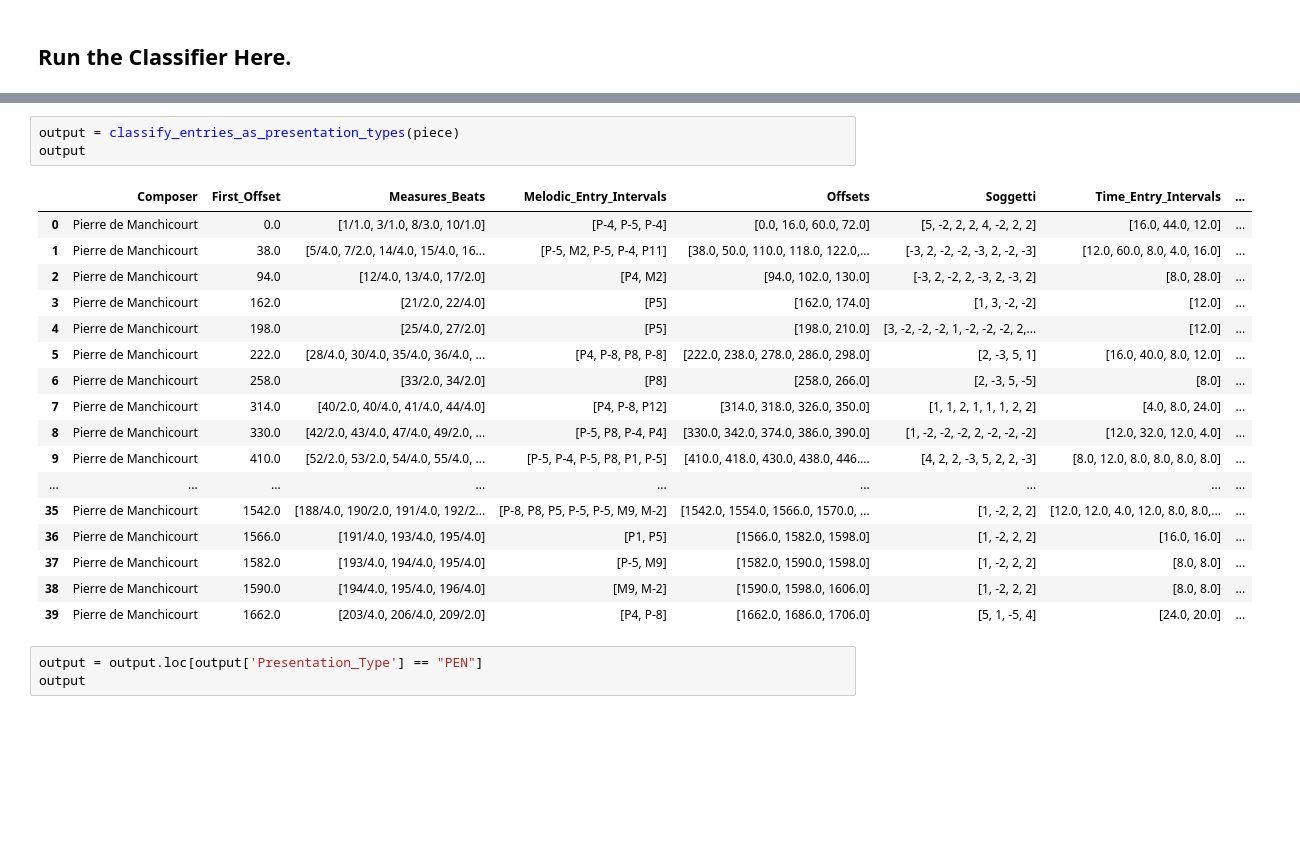
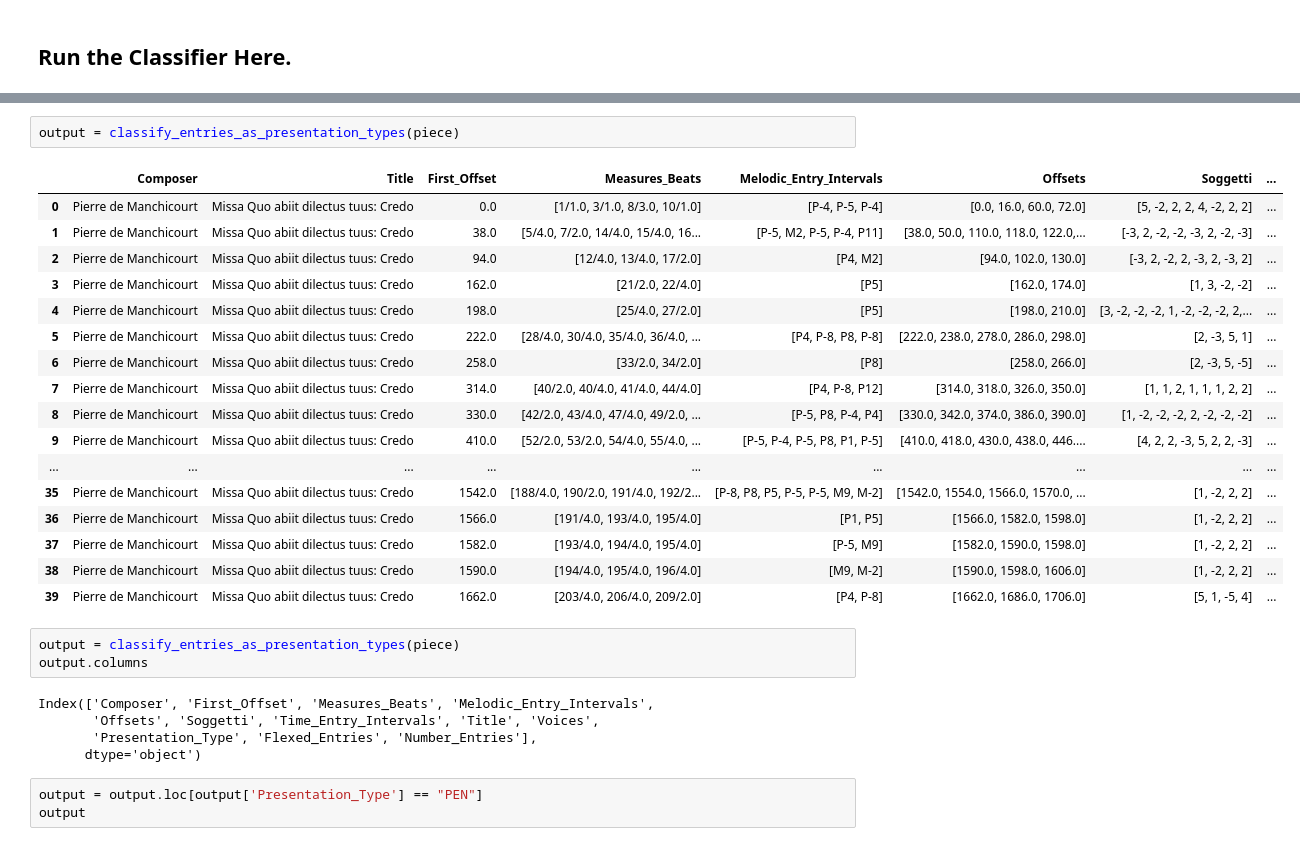
Before and after one commit to RichardFreedman/CRIM_JHUB, a Jupyter notebook: CRIM_5_Presentation_Types_Dev.ipynb, the cells around one changed output, grey strips where cells are left out. Drawn from its saved outputs; the diff is of its cells as text; blank space fills up the shorter version.

```diff
--- a/CRIM_5_Presentation_Types_Dev.ipynb
+++ b/CRIM_5_Presentation_Types_Dev.ipynb
@@ -271,24 +284,31 @@ classify_entries_as_presentation_types(piece)
+# %%
+output = classify_entries_as_presentation_types(piece)
+# %% [output]
+|  | Composer | Title | First_Offset | Measures_Beats | Melodic_Entry_Intervals | Offsets | Soggetti | ... |
+| 0 | Pierre de Manchicourt | Missa Quo abiit dilectus tuus: Credo | 0.0 | [1/1.0, 3/1.0, 8/3.0, 10/1.0] | [P-4, P-5, P-4] | [0.0, 16.0, 60.0, 72.0] | [5, -2, 2, 2, 4, -2, 2, 2] | ... |
+| 1 | Pierre de Manchicourt | Missa Quo abiit dilectus tuus: Credo | 38.0 | [5/4.0, 7/2.0, 14/4.0, 15/4.0, 16... | [P-5, M2, P-5, P-4, P11] | [38.0, 50.0, 110.0, 118.0, 122.0,... | [-3, 2, -2, -2, -3, 2, -2, -3] | ... |
+| 2 | Pierre de Manchicourt | Missa Quo abiit dilectus tuus: Credo | 94.0 | [12/4.0, 13/4.0, 17/2.0] | [P4, M2] | [94.0, 102.0, 130.0] | [-3, 2, -2, 2, -3, 2, -3, 2] | ... |
+| 3 | Pierre de Manchicourt | Missa Quo abiit dilectus tuus: Credo | 162.0 | [21/2.0, 22/4.0] | [P5] | [162.0, 174.0] | [1, 3, -2, -2] | ... |
+| 4 | Pierre de Manchicourt | Missa Quo abiit dilectus tuus: Credo | 198.0 | [25/4.0, 27/2.0] | [P5] | [198.0, 210.0] | [3, -2, -2, -2, 1, -2, -2, -2, 2,... | ... |
+| 5 | Pierre de Manchicourt | Missa Quo abiit dilectus tuus: Credo | 222.0 | [28/4.0, 30/4.0, 35/4.0, 36/4.0, ... | [P4, P-8, P8, P-8] | [222.0, 238.0, 278.0, 286.0, 298.0] | [2, -3, 5, 1] | ... |
+| 6 | Pierre de Manchicourt | Missa Quo abiit dilectus tuus: Credo | 258.0 | [33/2.0, 34/2.0] | [P8] | [258.0, 266.0] | [2, -3, 5, -5] | ... |
+| 7 | Pierre de Manchicourt | Missa Quo abiit dilectus tuus: Credo | 314.0 | [40/2.0, 40/4.0, 41/4.0, 44/4.0] | [P4, P-8, P12] | [314.0, 318.0, 326.0, 350.0] | [1, 1, 2, 1, 1, 1, 2, 2] | ... |
+| 8 | Pierre de Manchicourt | Missa Quo abiit dilectus tuus: Credo | 330.0 | [42/2.0, 43/4.0, 47/4.0, 49/2.0, ... | [P-5, P8, P-4, P4] | [330.0, 342.0, 374.0, 386.0, 390.0] | [1, -2, -2, -2, 2, -2, -2, -2] | ... |
+| 9 | Pierre de Manchicourt | Missa Quo abiit dilectus tuus: Credo | 410.0 | [52/2.0, 53/2.0, 54/4.0, 55/4.0, ... | [P-5, P-4, P-5, P8, P1, P-5] | [410.0, 418.0, 430.0, 438.0, 446.... | [4, 2, 2, -3, 5, 2, 2, -3] | ... |
+| ... | ... | ... | ... | ... | ... | ... | ... | ... |
+| 35 | Pierre de Manchicourt | Missa Quo abiit dilectus tuus: Credo | 1542.0 | [188/4.0, 190/2.0, 191/4.0, 192/2... | [P-8, P8, P5, P-5, P-5, M9, M-2] | [1542.0, 1554.0, 1566.0, 1570.0, ... | [1, -2, 2, 2] | ... |
+| 36 | Pierre de Manchicourt | Missa Quo abiit dilectus tuus: Credo | 1566.0 | [191/4.0, 193/4.0, 195/4.0] | [P1, P5] | [1566.0, 1582.0, 1598.0] | [1, -2, 2, 2] | ... |
+| 37 | Pierre de Manchicourt | Missa Quo abiit dilectus tuus: Credo | 1582.0 | [193/4.0, 194/4.0, 195/4.0] | [P-5, M9] | [1582.0, 1590.0, 1598.0] | [1, -2, 2, 2] | ... |
+| 38 | Pierre de Manchicourt | Missa Quo abiit dilectus tuus: Credo | 1590.0 | [194/4.0, 195/4.0, 196/4.0] | [M9, M-2] | [1590.0, 1598.0, 1606.0] | [1, -2, 2, 2] | ... |
+| 39 | Pierre de Manchicourt | Missa Quo abiit dilectus tuus: Credo | 1662.0 | [203/4.0, 206/4.0, 209/2.0] | [P4, P-8] | [1662.0, 1686.0, 1706.0] | [5, 1, -5, 4] | ... |
 # %%
 output = classify_entries_as_presentation_types(piece)
-output
+output.columns
 # %% [output]
-|  | Composer | First_Offset | Measures_Beats | Melodic_Entry_Intervals | Offsets | Soggetti | Time_Entry_Intervals | ... |
-| 0 | Pierre de Manchicourt | 0.0 | [1/1.0, 3/1.0, 8/3.0, 10/1.0] | [P-4, P-5, P-4] | [0.0, 16.0, 60.0, 72.0] | [5, -2, 2, 2, 4, -2, 2, 2] | [16.0, 44.0, 12.0] | ... |
-| 1 | Pierre de Manchicourt | 38.0 | [5/4.0, 7/2.0, 14/4.0, 15/4.0, 16... | [P-5, M2, P-5, P-4, P11] | [38.0, 50.0, 110.0, 118.0, 122.0,... | [-3, 2, -2, -2, -3, 2, -2, -3] | [12.0, 60.0, 8.0, 4.0, 16.0] | ... |
-| 2 | Pierre de Manchicourt | 94.0 | [12/4.0, 13/4.0, 17/2.0] | [P4, M2] | [94.0, 102.0, 130.0] | [-3, 2, -2, 2, -3, 2, -3, 2] | [8.0, 28.0] | ... |
-| 3 | Pierre de Manchicourt | 162.0 | [21/2.0, 22/4.0] | [P5] | [162.0, 174.0] | [1, 3, -2, -2] | [12.0] | ... |
-| 4 | Pierre de Manchicourt | 198.0 | [25/4.0, 27/2.0] | [P5] | [198.0, 210.0] | [3, -2, -2, -2, 1, -2, -2, -2, 2,... | [12.0] | ... |
-| 5 | Pierre de Manchicourt | 222.0 | [28/4.0, 30/4.0, 35/4.0, 36/4.0, ... | [P4, P-8, P8, P-8] | [222.0, 238.0, 278.0, 286.0, 298.0] | [2, -3, 5, 1] | [16.0, 40.0, 8.0, 12.0] | ... |
-| 6 | Pierre de Manchicourt | 258.0 | [33/2.0, 34/2.0] | [P8] | [258.0, 266.0] | [2, -3, 5, -5] | [8.0] | ... |
-| 7 | Pierre de Manchicourt | 314.0 | [40/2.0, 40/4.0, 41/4.0, 44/4.0] | [P4, P-8, P12] | [314.0, 318.0, 326.0, 350.0] | [1, 1, 2, 1, 1, 1, 2, 2] | [4.0, 8.0, 24.0] | ... |
-| 8 | Pierre de Manchicourt | 330.0 | [42/2.0, 43/4.0, 47/4.0, 49/2.0, ... | [P-5, P8, P-4, P4] | [330.0, 342.0, 374.0, 386.0, 390.0] | [1, -2, -2, -2, 2, -2, -2, -2] | [12.0, 32.0, 12.0, 4.0] | ... |
-| 9 | Pierre de Manchicourt | 410.0 | [52/2.0, 53/2.0, 54/4.0, 55/4.0, ... | [P-5, P-4, P-5, P8, P1, P-5] | [410.0, 418.0, 430.0, 438.0, 446.... | [4, 2, 2, -3, 5, 2, 2, -3] | [8.0, 12.0, 8.0, 8.0, 8.0, 8.0] | ... |
-| ... | ... | ... | ... | ... | ... | ... | ... | ... |
-| 35 | Pierre de Manchicourt | 1542.0 | [188/4.0, 190/2.0, 191/4.0, 192/2... | [P-8, P8, P5, P-5, P-5, M9, M-2] | [1542.0, 1554.0, 1566.0, 1570.0, ... | [1, -2, 2, 2] | [12.0, 12.0, 4.0, 12.0, 8.0, 8.0,... | ... |
-| 36 | Pierre de Manchicourt | 1566.0 | [191/4.0, 193/4.0, 195/4.0] | [P1, P5] | [1566.0, 1582.0, 1598.0] | [1, -2, 2, 2] | [16.0, 16.0] | ... |
-| 37 | Pierre de Manchicourt | 1582.0 | [193/4.0, 194/4.0, 195/4.0] | [P-5, M9] | [1582.0, 1590.0, 1598.0] | [1, -2, 2, 2] | [8.0, 8.0] | ... |
-| 38 | Pierre de Manchicourt | 1590.0 | [194/4.0, 195/4.0, 196/4.0] | [M9, M-2] | [1590.0, 1598.0, 1606.0] | [1, -2, 2, 2] | [8.0, 8.0] | ... |
-| 39 | Pierre de Manchicourt | 1662.0 | [203/4.0, 206/4.0, 209/2.0] | [P4, P-8] | [1662.0, 1686.0, 1706.0] | [5, 1, -5, 4] | [24.0, 20.0] | ... |
+Index(['Composer', 'First_Offset', 'Measures_Beats', 'Melodic_Entry_Intervals',
+       'Offsets', 'Soggetti', 'Time_Entry_Intervals', 'Title', 'Voices',
+       'Presentation_Type', 'Flexed_Entries', 'Number_Entries'],
+      dtype='object')
 # %%
 output = output.loc[output['Presentation_Type'] == "PEN"]
 output
```
Also changed, not shown: parts of 2 cells of this notebook.
